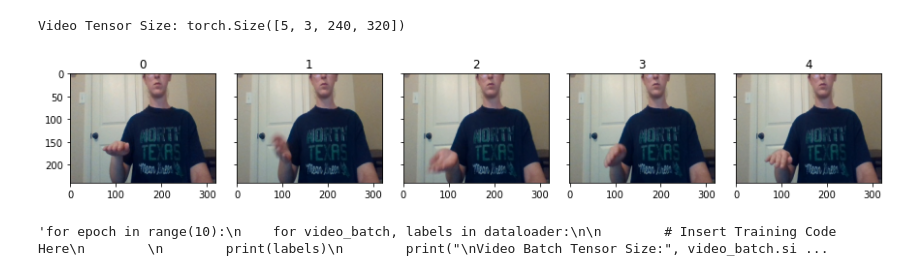
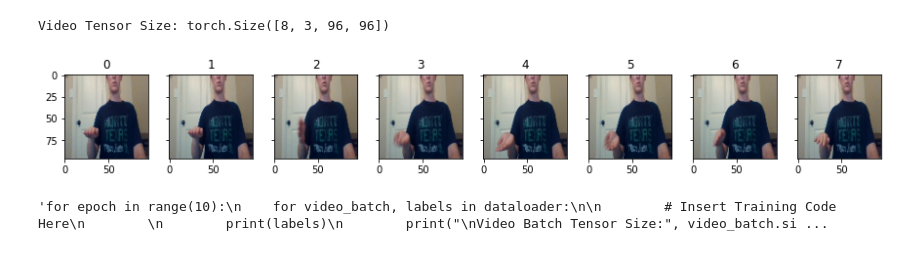
Before and after one commit to RCSnyder/video-classification, a Jupyter notebook: test_data_loading.ipynb, the cells around one changed output. Drawn from its saved outputs; the diff is of its cells as text; code cells hidden in the pictures.

Commit message:
processed 3rd video iteration

```diff
--- a/test_data_loading.ipynb
+++ b/test_data_loading.ipynb
@@ -83,7 +83,7 @@ plot_video(rows=3, cols=3, frame_list=frames, plot_width=10., plot_height=5.)
 # transform for image augmentation can thus also be used  for video augmentation.
 preprocess = transforms.Compose([
     ImglistToTensor(),  # list of PIL images to (FRAMES x CHANNELS x HEIGHT x WIDTH) tensor
-    #transforms.Resize((100, 160)),  # image batch, resize to 100x160
+    transforms.Resize((96, 96)),  # image batch, resize to 100x160
     #transforms.CenterCrop(96),  # image batch, center crop to square 96x96
     transforms.Normalize(mean=[0.485, 0.456, 0.406], std=[0.229, 0.224, 0.225]),
 ])
@@ -91,39 +91,39 @@ preprocess = transforms.Compose([
 dataset = VideoFrameDataset(
     root_path=videos_root,
     annotationfile_path=annotation_file,
-    num_segments=5,
+    num_segments=8,
     frames_per_segment=1,
     imagefile_template='img_{:05d}.jpg',
     transform=preprocess,
     random_shift=True,
     test_mode=False
 )
 
 sample = dataset[2]
 frame_tensor = sample[0]  # tensor of shape (NUM_SEGMENTS*FRAMES_PER_SEGMENT) x CHANNELS x HEIGHT x WIDTH
 label = sample[1]  # integer label
 
 print('Video Tensor Size:', frame_tensor.size())
 
 def denormalize(video_tensor):
     """
     Undoes mean/standard deviation normalization, zero to one scaling,
     and channel rearrangement for a batch of images.
     args:
         video_tensor: a (FRAMES x CHANNELS x HEIGHT x WIDTH) tensor
     """
     inverse_normalize = transforms.Normalize(
         mean=[-0.485 / 0.229, -0.456 / 0.224, -0.406 / 0.225],
         std=[1 / 0.229, 1 / 0.224, 1 / 0.225]
     )
     return (inverse_normalize(video_tensor) * 255.).type(torch.uint8).permute(0, 2, 3, 1).numpy()
 
 
 frame_tensor = denormalize(frame_tensor)
-plot_video(rows=1, cols=5, frame_list=frame_tensor, plot_width=15., plot_height=3.)
+plot_video(rows=1, cols=8, frame_list=frame_tensor, plot_width=15., plot_height=3.)
 # %% [output]
-Video Tensor Size: torch.Size([5, 3, 240, 320])
+Video Tensor Size: torch.Size([8, 3, 96, 96])
-[figure, old version]
+[figure, new version]
 # %%
 """ DEMO 3 CONTINUED: DATALOADER """
 train_loader = torch.utils.data.DataLoader(
```
Also changed, not shown: parts of 4 cells of this notebook, 4 other files.
